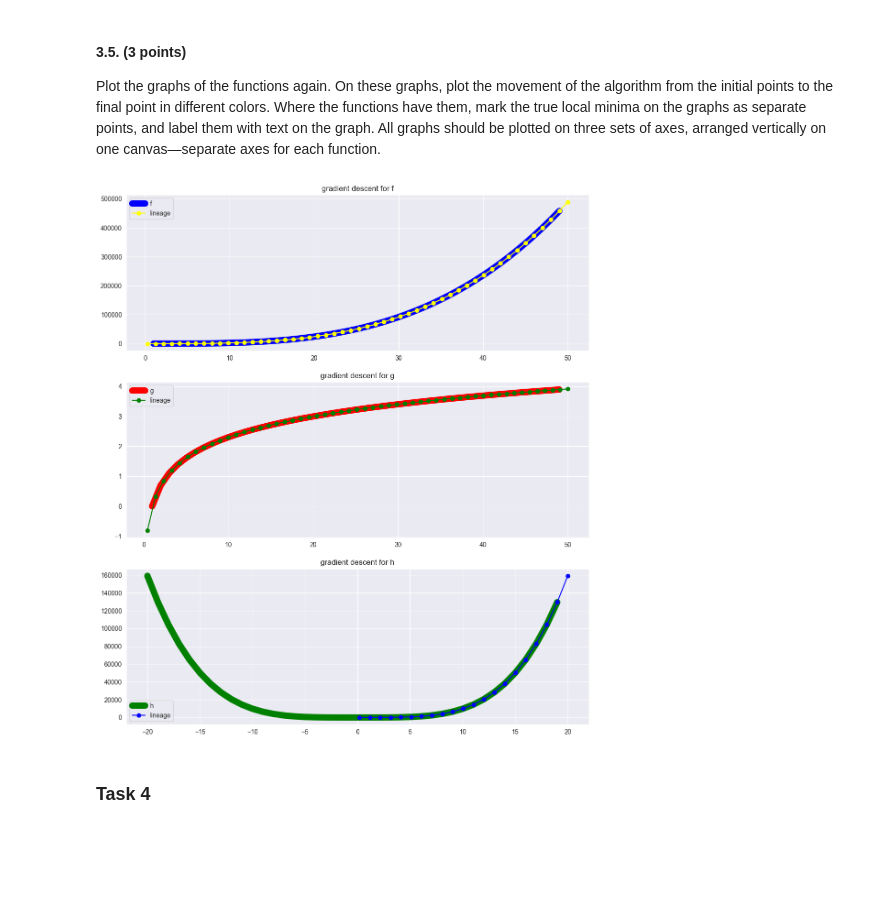
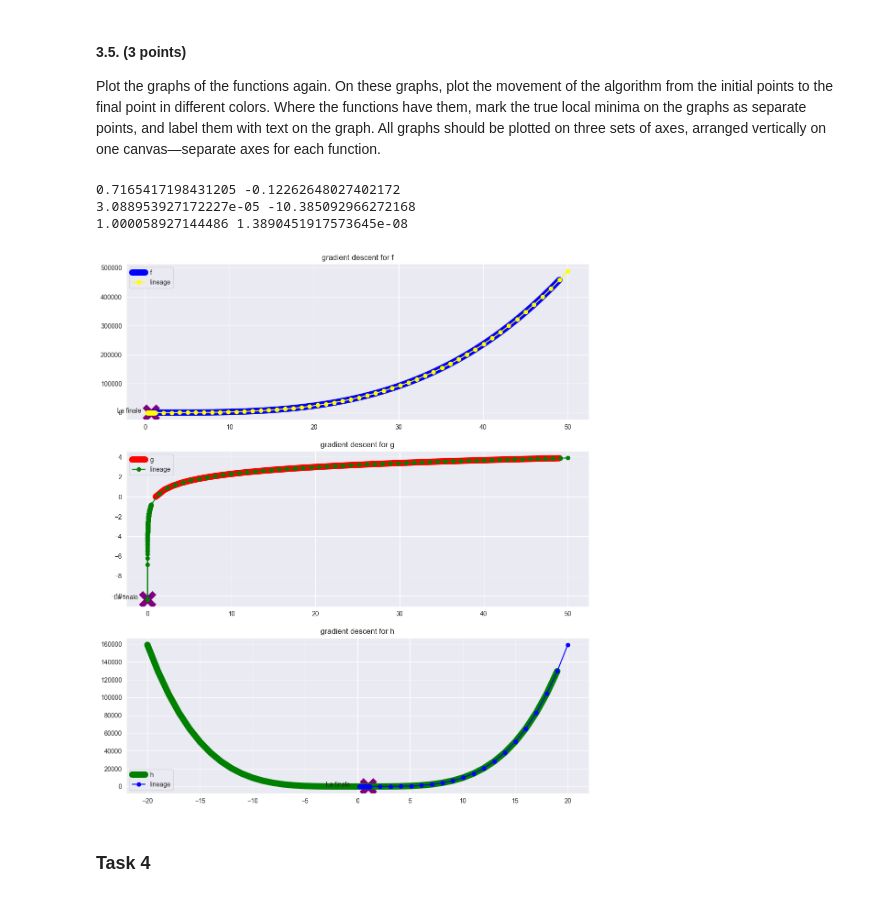
Before and after one commit to Megacinder/mds24, a Jupyter notebook: md4_ml/HA 3 - Calculus_ML_MDS_AhremenkoMA.ipynb, the cells around one changed output. Drawn from its saved outputs; the diff is of its cells as text; code cells hidden in the pictures; blank space fills up the shorter version.

```diff
--- a/md4_ml/HA 3 - Calculus_ML_MDS_AhremenkoMA.ipynb
+++ b/md4_ml/HA 3 - Calculus_ML_MDS_AhremenkoMA.ipynb
@@ -331,7 +331,7 @@ def get_min_with_rmsprop(
     grad_func: Callable,
     lr: float = 1,
     threshold: float = 0.00001,
-    n_iter: int = 1500,
+    n_iter: int = 150,
 ) -> np.array:
 
     epsilon = 0.0001
@@ -422,30 +422,40 @@ Plot the graphs of the functions again. On these graphs, plot the movement of th
 # %%
 ARBITRARY_X = {
     0: (1, 50, "blue", df, f, "yellow"),
     1: (1, 50, "red", dg, g, "green"),
     2: (-20, 20, "green", dh, h, "blue"),
 }
 
 
 _, ax = plt.subplots(3, 1, figsize=(13, 15), sharex=False)
 
 for ax_num, (x_from, x_to, color, grad_func, func, color_path) in ARBITRARY_X.items():
 
     x_coord = list(range(x_from, x_to, 1))
     y_coord = list(map(func, x_coord))
 
     ax[ax_num].plot(x_coord, y_coord, label=f"{func.__name__}", color=color, linewidth=10)
 
     x_list_grad = get_min_with_rmsprop(x=x_to, beta=1, grad_func=grad_func)
     y_list_grad = list(map(func, x_list_grad))
 
     ax[ax_num].plot(x_list_grad, y_list_grad, color=color_path, label="lineage", marker='o')
 
 
     ax[ax_num].legend()
     ax[ax_num].set_title(f"gradient descent for {func.__name__}")
+
+
+    x_list_grad_final = x_list_grad[-1]
+    y_list_grad_final = y_list_grad[-1]
+    print(x_list_grad_final, y_list_grad_final)
+    ax[ax_num].scatter(x_list_grad_final, y_list_grad_final, color="purple", marker="x", linewidths=30)
+    ax[ax_num].text(x_list_grad_final - 4, y_list_grad_final, "La finale")
 # %% [output]
+0.7165417198431205 -0.12262648027402172
+3.088953927172227e-05 -10.385092966272168
+1.000058927144486 1.3890451917573645e-08
-[figure, old version]
+[figure, new version]
 # %% [markdown]
 ### Task 4
 # %% [markdown]
```
Also changed, not shown: parts of 1 cell of this notebook.
